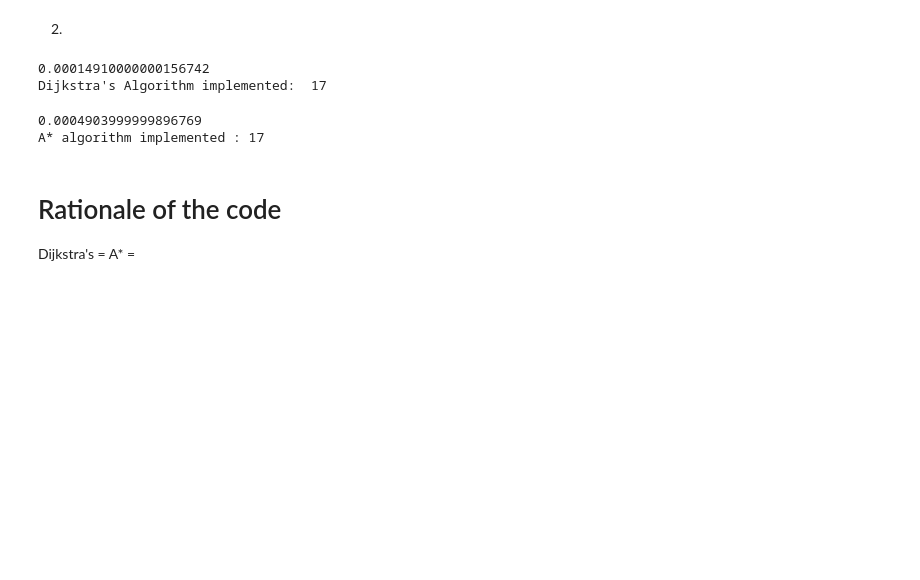
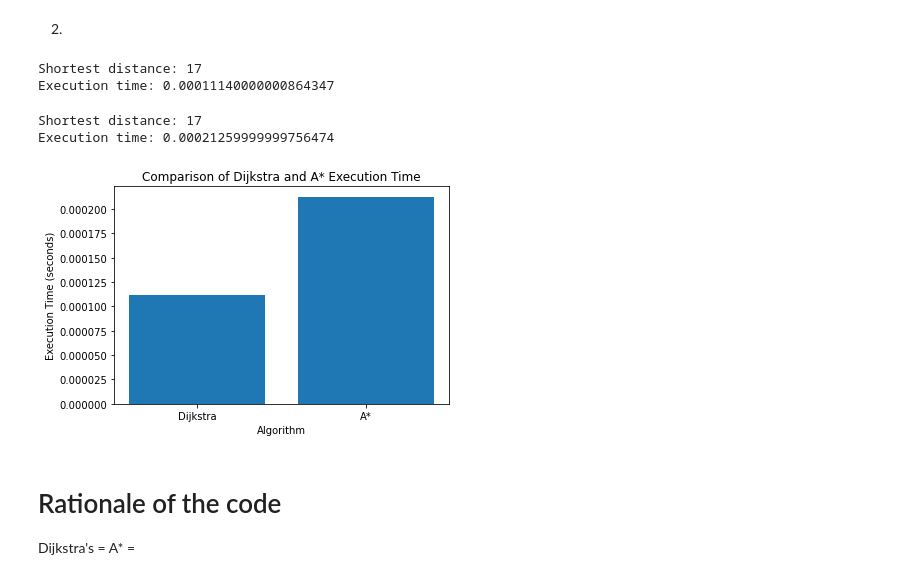
Before and after one commit to 2020300/CA-AI, a Jupyter notebook: PedroMarcal_DV_CA2.ipynb, the cells around one changed output. Drawn from its saved outputs; the diff is of its cells as text; code cells hidden in the pictures; blank space fills up the shorter version.

Commit message:
Graph for comparision of running time added

```diff
--- a/PedroMarcal_DV_CA2.ipynb
+++ b/PedroMarcal_DV_CA2.ipynb
@@ -172,9 +173,11 @@ import math
 # %%
 # Function to implement Dijkstra Algorithm
 
+
+
+
 # Give it as a parameter the representation of the graph and the start node
 def shortest_path (graph, start, end):
-
     # Code to provide how long code takes to execute
     time_start = timer()
 
@@ -209,9 +212,10 @@ def shortest_path (graph, start, end):
                 heapq.heappush(priority_queue, (distance, neighbor))
 
     end_time = timer()
-    print (end_time - time_start )
+    execution_time = end_time - time_start
     # Return the calculate distance from starting vertex to all other vertices
-    return distances[end]
+    return distances[end], execution_time
+
 
 
 # graph
@@ -239,11 +243,13 @@ graph = {
  'W': {'E' : 6, 'L' : 8, 'Q' : 4, 'V' : 5}
 }
 # %%
-# Run code
-print("Dijkstra's Algorithm implemented: " , shortest_path(graph, 'A', 'S'))
+# Run code and store run time into a variable
+distance, time_taken = shortest_path(graph, 'A', 'S')
+print("Shortest distance:", distance)
+print("Execution time:", time_taken)
 # %% [output]
-0.00014910000000156742
-Dijkstra's Algorithm implemented:  17
+Shortest distance: 17
+Execution time: 0.00011140000000864347
 # %%
 # Function to implement A* Algorithm
 
@@ -282,8 +288,8 @@ def astar(graph, start, goal):
                 heapq.heappush(pq, (priority, neighbor))
 
     end_time = timer()
-    print(end_time - time_start)
-    return distances[goal]
+    execution_time_2 =  end_time - time_start
+    return distances[goal], execution_time_2
 
 # graph
 graph = {
@@ -310,12 +316,21 @@ graph = {
  'W': {'E' : 6, 'L' : 8, 'Q' : 4, 'V' : 5}
 }
 # %%
-# Run code
-
-print("A* algorithm implemented :", astar(graph, 'A', 'S'))
+distance2, time_taken2 = astar(graph, 'A', 'S')
+print("Shortest distance:", distance2)
+print("Execution time:", time_taken2)
 # %% [output]
-0.0004903999999896769
-A* algorithm implemented : 17
+Shortest distance: 17
+Execution time: 0.00021259999999756474
+# %%
+# Create bar graph to compare the performance time between the algorithms
+plt.bar(['Dijkstra', 'A*'], [time_taken, time_taken2])
+plt.xlabel('Algorithm')
+plt.ylabel('Execution Time (seconds)')
+plt.title('Comparison of Dijkstra and A* Execution Time')
+plt.show()
+# %% [output]
+[figure, added]
 # %% [markdown]
 # Rationale of the code
 
```
Also changed, not shown: parts of 1 cell of this notebook.
